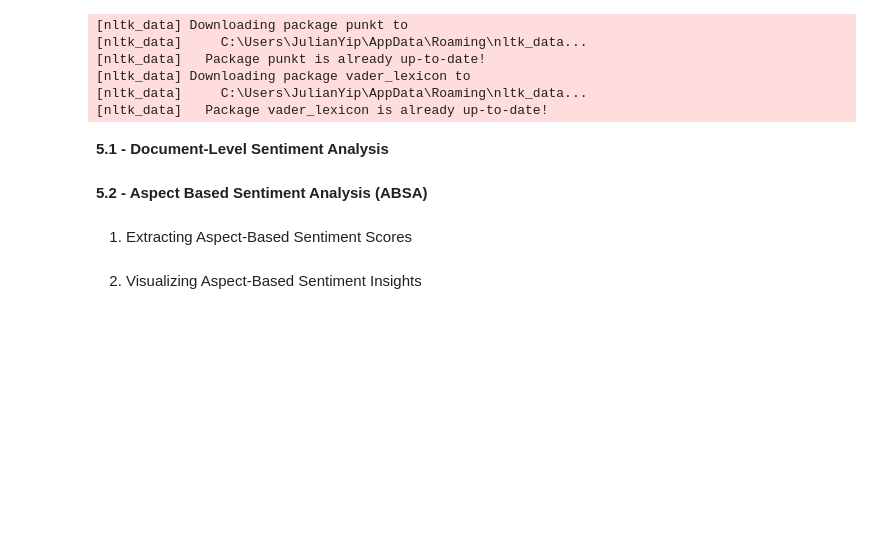
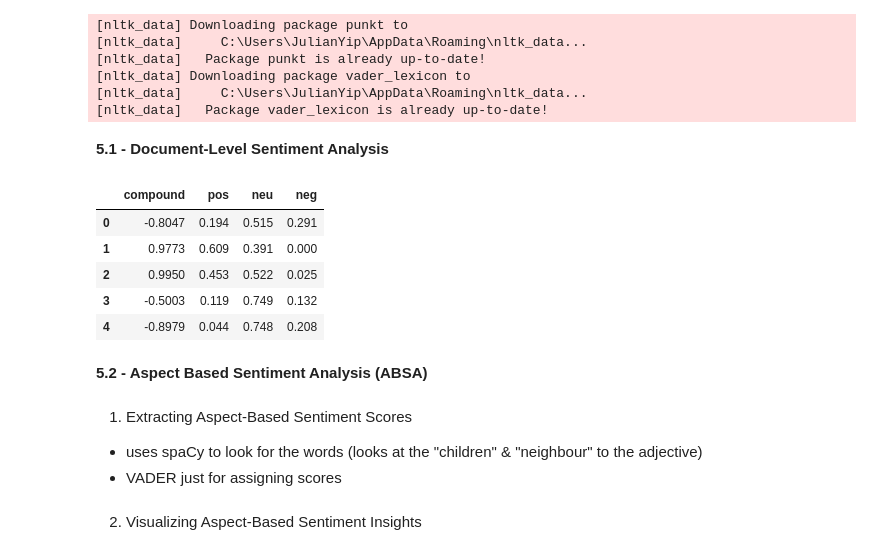
Before and after one commit to JulianYip5823/FYP, a Jupyter notebook: sentimentanalysis_tfidf.ipynb, the cells around one changed output. Cells and saved outputs as stored; diff of their text form; code cells hidden in the pictures; blank space fills up the shorter version.

```diff
--- a/sentimentanalysis_tfidf.ipynb
+++ b/sentimentanalysis_tfidf.ipynb
@@ -29,35 +29,47 @@ nlp = spacy.load("en_core_web_sm") # load small spaCy English model
 # %%
 # Load preprocessed dataset
 combined_df = pd.read_csv('combined_reviews.csv')
 
 # Define a safe function for handling sentiment scoring
 def get_vader_scores(text):
     if pd.isna(text):  # if review is missing
-        return pd.Series({'neg': np.nan, 'neu': np.nan, 'pos': np.nan, 'compound': np.nan})
-    else:
+        return pd.Series({'neg': np.nan, 'neu': np.nan, 'pos': np.nan, 'compound': np.nan}) # returns NaN for each column
+    else: # if text exists
         scores = analyzer.polarity_scores(str(text))
         return pd.Series(scores)
 
 # Apply to cleaned_review_text column
 combined_df[['neg', 'neu', 'pos', 'compound']] = combined_df['cleaned_review_text'].apply(get_vader_scores)
 
 # Define sentiment label function based on compound score
 def get_sentiment_label(score):
     if pd.isna(score):
         return np.nan
     elif score >= 0.05:
         return 'positive'
     elif score <= -0.05:
         return 'negative'
     else:
         return 'neutral'
 
 # Apply to get sentiment_label
 combined_df['sentiment_label'] = combined_df['compound'].apply(get_sentiment_label)
+
+# show the first 5 rows of the sentiment columns
+combined_df[['compound', 'pos', 'neu', 'neg']].head()
+# %% [output]
+|  | compound | pos | neu | neg |
+| 0 | -0.8047 | 0.194 | 0.515 | 0.291 |
+| 1 | 0.9773 | 0.609 | 0.391 | 0.000 |
+| 2 | 0.9950 | 0.453 | 0.522 | 0.025 |
+| 3 | -0.5003 | 0.119 | 0.749 | 0.132 |
+| 4 | -0.8979 | 0.044 | 0.748 | 0.208 |
 # %% [markdown]
 **5.2 - Aspect Based Sentiment Analysis (ABSA)**
 # %% [markdown]
 1. Extracting Aspect-Based Sentiment Scores
+- uses spaCy to look for the words (looks at the "children" & "neighbour" to the adjective)
+- VADER just for assigning scores
 # %%
 # possible words in each rating aspect
 aspects = {
```
Also changed, not shown: parts of 3 cells of this notebook, 4 other files.
